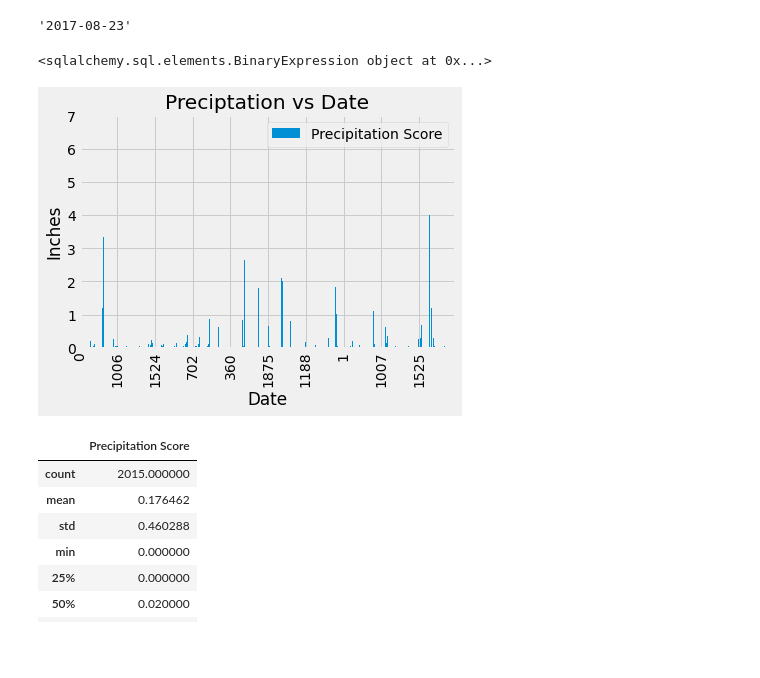
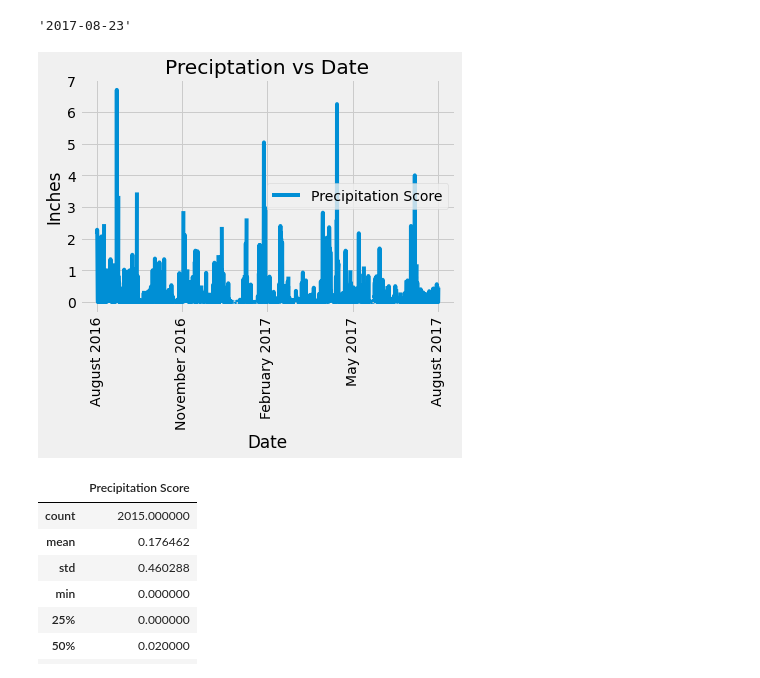
Before and after one commit to hannahweber22/sqlalchemy-challenge, a Jupyter notebook: SurfsUp/climate_starter.ipynb, the cells around one changed output. Drawn from its saved outputs; the diff is of its cells as text; code cells hidden in the pictures; blank space fills up the shorter version.

Commit message:
correct solutions, just needs cosmetic work and readme

```diff
--- a/SurfsUp/climate_starter.ipynb
+++ b/SurfsUp/climate_starter.ipynb
@@ -59,58 +59,40 @@ recent_date = session.query(Measurement.date).\
 recent_date
 # %% [output]
 '2017-08-23'
-# %%
-dt_recent_date = func.date(recent_date)
-dt_recent_date
-
-# Calculate the date one year from the last date in data set.
-recent_year = dt_recent_date - dt.timedelta(days=365)
-recent_year
-# %% [output]
-<sqlalchemy.sql.elements.BinaryExpression object at 0x...>
 # %%
 # Design a query to retrieve the last 12 months of precipitation data and plot the results.
 # Starting from the most recent data point in the database.
 
-#HOW TO CONVERT STRING TO DATE TIME AND PLUG INTO RECENT YEAR?????
-dt_recent_date = func.dt(recent_date)
-dt_recent_date
+#Don’t pass the date as a variable to your query.
 
 # Calculate the date one year from the last date in data set.
 recent_year = dt.date(2017, 8, 23) - dt.timedelta(days=365)
 recent_year
 
 # Perform a query to retrieve the data and precipitation scores
 
-#Don’t pass the date as a variable to your query. ???
-
 prep_scores = session.query(Measurement.date, Measurement.prcp).\
                     filter(Measurement.date > recent_year).all()
 
 
 # Save the query results as a Pandas DataFrame. Explicitly set the column names
 prep_df = pd.DataFrame(prep_scores, columns=['Measurement Date', 'Precipitation Score'])
-
 prep_df
 
 # Sort the dataframe by date
-sorted_prep_df = prep_df.sort_values("Measurement Date")
+sorted_prep_df = prep_df.sort_values("Measurement Date").set_index('Measurement Date')
 sorted_prep_df
 
 # Use Pandas Plotting with Matplotlib to plot the data
-sorted_prep_df.plot.bar()
+sorted_prep_df.plot(y='Precipitation Score')
 plt.title("Preciptation vs Date")
 plt.xlabel("Date")
 plt.ylabel("Inches")
-plt.xticks(rotation="vertical")
-plt.locator_params(axis='x', nbins=10)
-
-
-# NEED to MESS with TICKS ?????
+plt.xticks(ticks = [0,555,1110,1665,2220], labels= ['August 2016', 'November 2016', 'February 2017', 'May 2017', 'August 2017'],rotation="vertical")
 
 plt.show()
 # %% [output]
-[figure, old version]
+[figure, new version]
 # %%
 prep_stat = prep_df.describe()
 prep_stat
```
Also changed, not shown: parts of 3 cells of this notebook, 1 other file.
